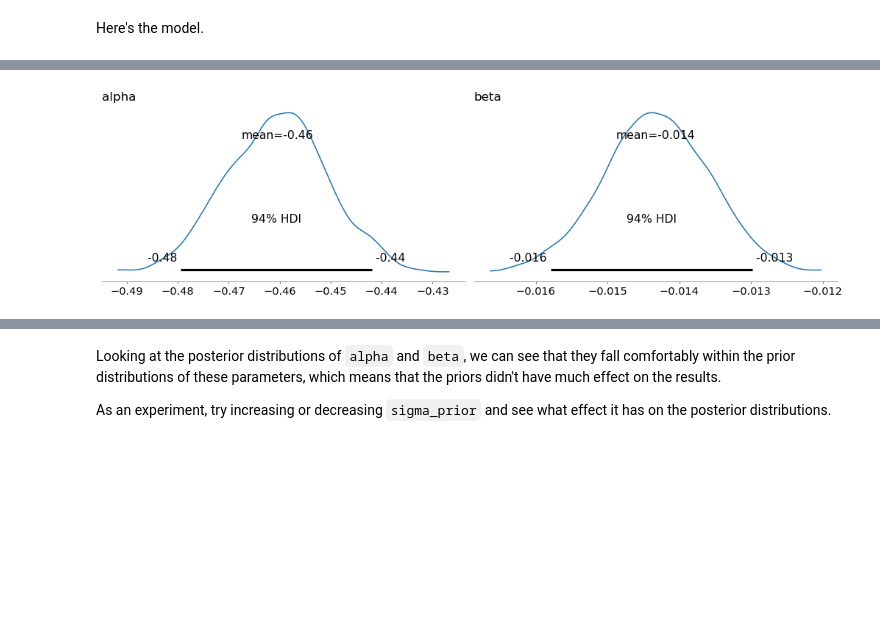
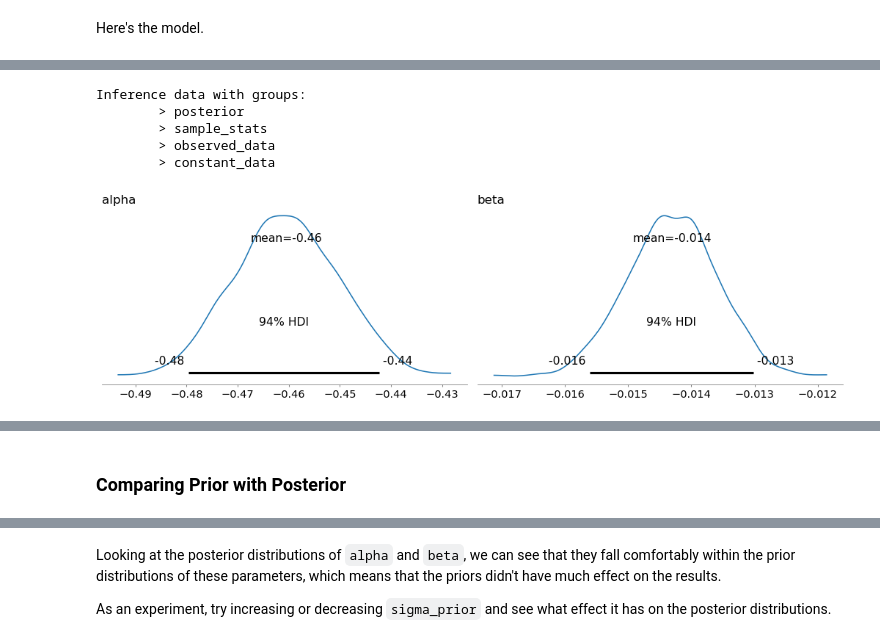
Before and after one commit to AllenDowney/SurveyDataPyMC, a Jupyter notebook: notebooks/01_logistic_regression.ipynb, the cells around one changed output, grey strips where cells are left out. Drawn from its saved outputs; the diff is of its cells as text; code cells hidden in the pictures; blank space fills up the shorter version.

```diff
--- a/notebooks/01_logistic_regression.ipynb
+++ b/notebooks/01_logistic_regression.ipynb
@@ -250,13 +261,17 @@ year = year - year_shift
 Here's the model.
 # %%
 with pm.Model() as logistic_model:
+    y_pt = pm.Data("y", y)
+    year_pt = pm.Data("year", year)
+
     # Priors for intercept and slope
     sigma_prior = 1
-    alpha = pm.Normal("alpha", 0, sigma_prior)
-    beta = pm.Normal("beta", 0, sigma_prior)
+    mu_prior = 0
+    alpha = pm.Normal("alpha", mu_prior, sigma_prior)
+    beta = pm.Normal("beta", mu_prior, sigma_prior)
 
     # Linear predictor (log-odds)
-    logits = alpha + beta * year
+    logits = pm.Deterministic("logits", alpha + beta * year_pt)
 
     # Bernoulli likelihood with logit link
-    y_obs = pm.Bernoulli("y_obs", logit_p=logits, observed=y)
+    y_obs = pm.Bernoulli("y_obs", logit_p=logits, observed=y_pt)
@@ -270,4 +282,6 @@ pm.model_to_graphviz(logistic_model)
 # %%
 with logistic_model:
-    idata = pm.sample(500)
+    idata = pm.sample(
+        draws=500, tune=500, chains=3, cores=3, var_names=["alpha", "beta"]
+    )
 # %% [output]
@@ -283,5 +290,15 @@ Sampling 4 chains for 1_000 tune and 500 draw iterations (4_000 + 2_000 draws to
+# %%
+idata
+# %% [output]
+Inference data with groups:
+        > posterior
+        > sample_stats
+        > observed_data
+        > constant_data
 # %%
-pm.plot_posterior(idata)
+import arviz as az
+
+az.plot_posterior(idata)
 decorate()
 # %% [output]
-[figure, old version]
+[figure, new version]
@@ -288,0 +305,2 @@ decorate()
+# %% [markdown]
+### Comparing Prior with Posterior
```
Also changed, not shown: parts of 46 cells of this notebook, 1 other file.
